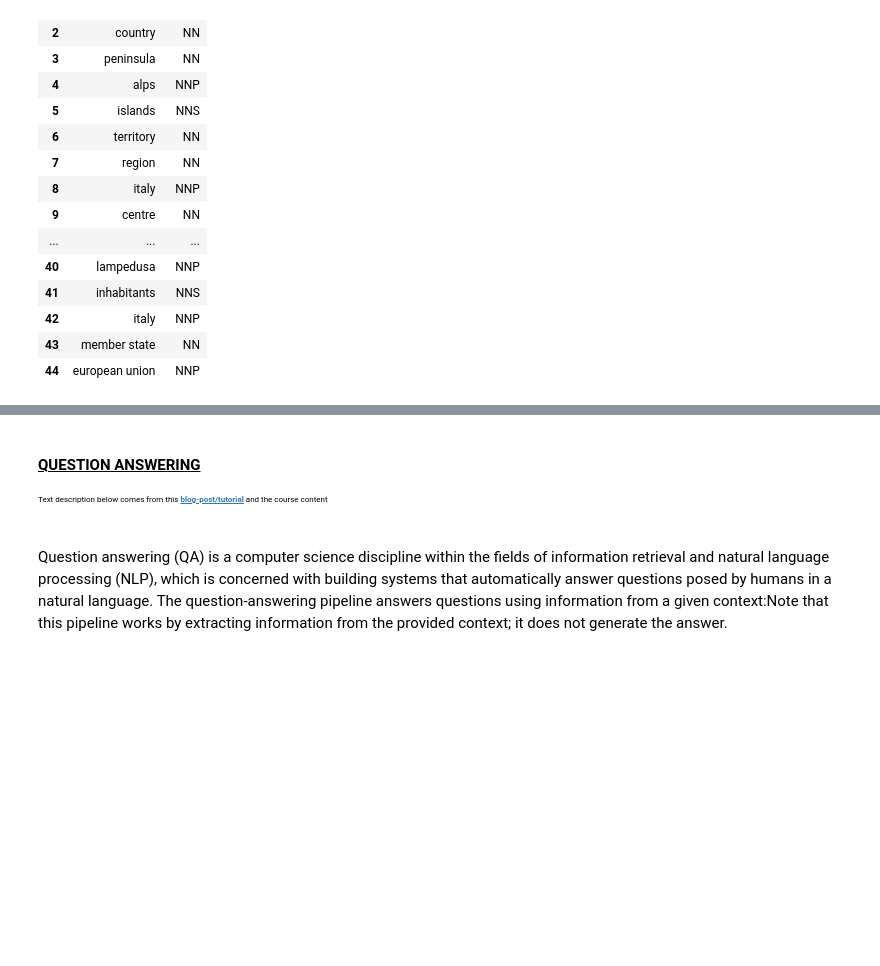
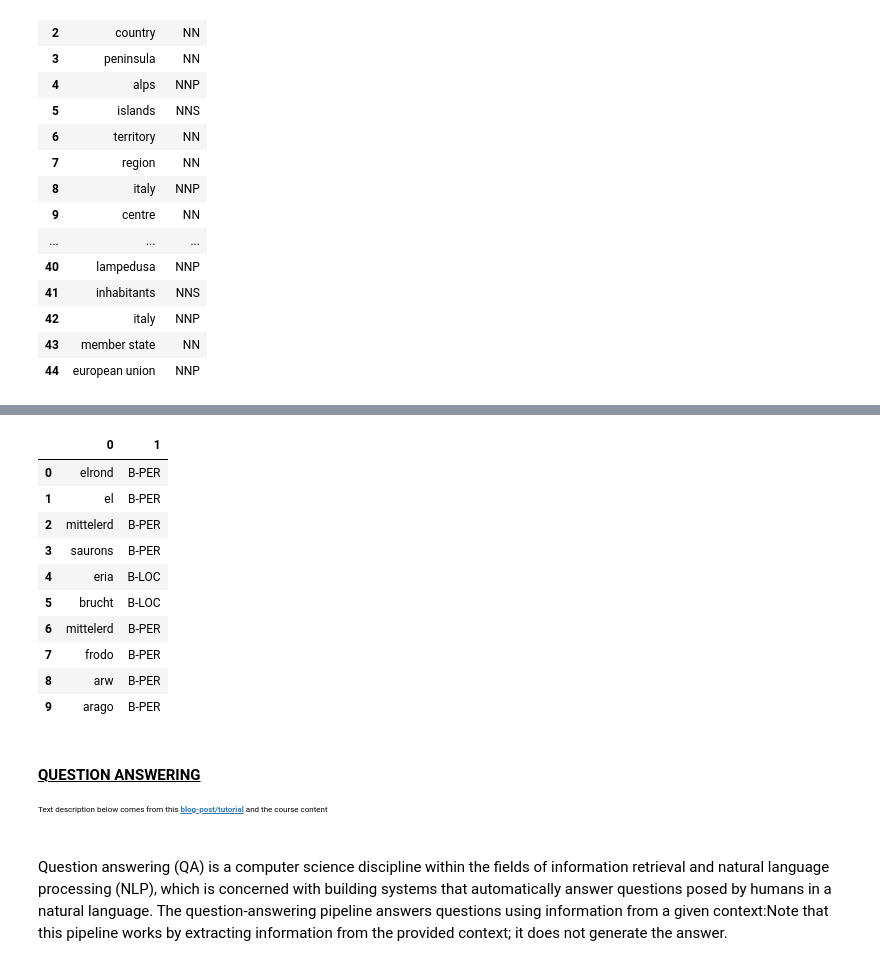
Before and after one commit to aydinmyilmaz/Transformers-Tutorials, a Jupyter notebook: hf_transformers_for_ICT_JF.ipynb, the cells around one changed output, grey strips where cells are left out. Drawn from its saved outputs; the diff is of its cells as text; code cells hidden in the pictures; blank space fills up the shorter version.

```diff
--- a/hf_transformers_for_ICT_JF.ipynb
+++ b/hf_transformers_for_ICT_JF.ipynb
@@ -965,3 +1001,24 @@ df
+# %%
+new_tokens, new_labels = [], []
+for token, label_idx in zip(df.word.values, df.index.values):
+    if token.startswith("##"):
+        new_tokens[-1] = new_tokens[-1] + token[2:]
+    else:
+        new_labels.append(df.entity.values[label_idx])
+        new_tokens.append(token)
+pd.DataFrame(list(zip(new_tokens, new_labels)))
+# %% [output]
+|  | 0 | 1 |
+| 0 | elrond | B-PER |
+| 1 | el | B-PER |
+| 2 | mittelerd | B-PER |
+| 3 | saurons | B-PER |
+| 4 | eria | B-LOC |
+| 5 | brucht | B-LOC |
+| 6 | mittelerd | B-PER |
+| 7 | frodo | B-PER |
+| 8 | arw | B-PER |
+| 9 | arago | B-PER |
 # %% [markdown]
 <br><b style="font-family: Georgia; text-decoration: underline; font-size: 15px;">QUESTION ANSWERING</b>
 <p style="font-family: Georgia; font-size: 8px; color:dark-red;">Text description below comes from this <a href="https://www.wikiwand.com/en/Question_answering" style="font-weight: bold;">blog-post/tutorial</a> and the course content</p><br>
```
Also changed, not shown: parts of 7 cells of this notebook.
